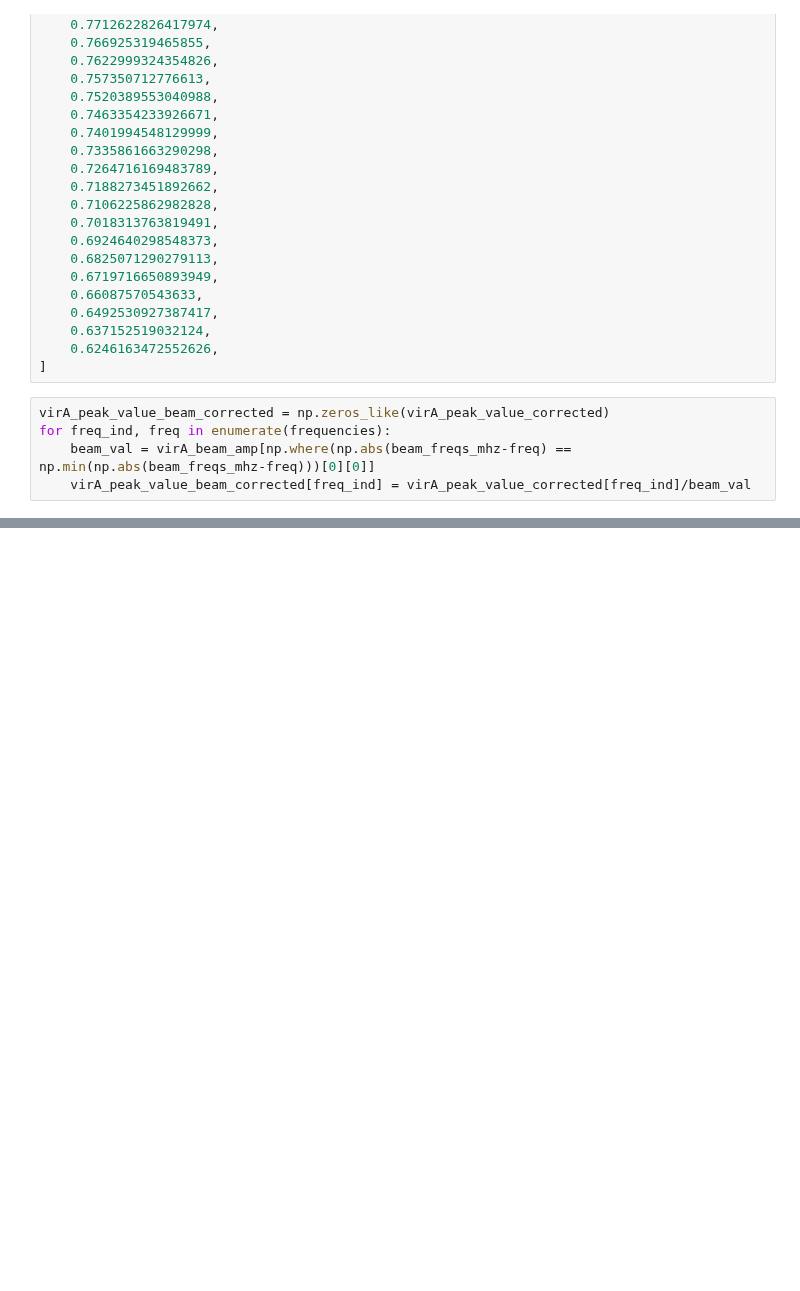
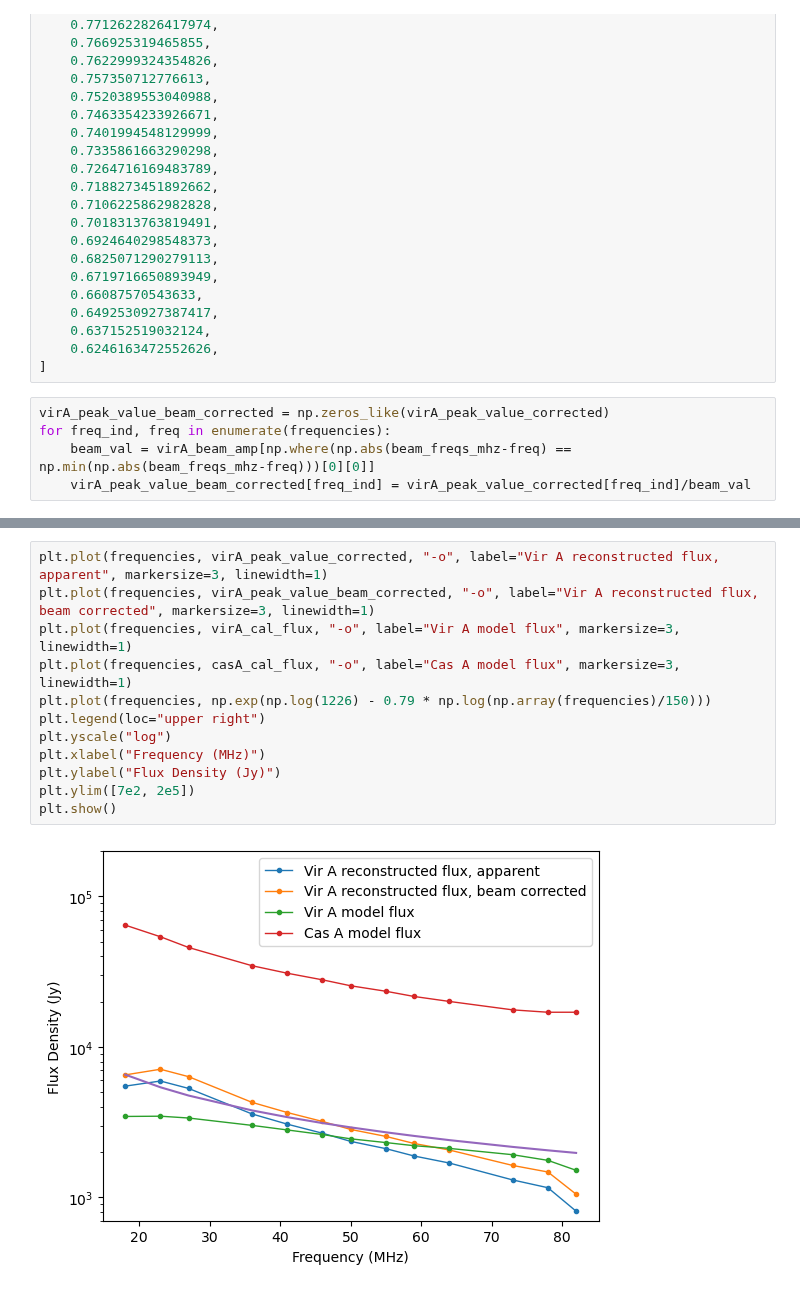
Before and after one commit to rlbyrne/rlb_LWA, a Jupyter notebook: notebooks/virA_flux_scale_testing.ipynb, the cells around one changed output, grey strips where cells are left out. Cells and saved outputs as stored; diff of their text form; blank space fills up the shorter version.

```diff
--- a/notebooks/virA_flux_scale_testing.ipynb
+++ b/notebooks/virA_flux_scale_testing.ipynb
@@ -287,0 +304,14 @@ plt.show()
+# %%
+plt.plot(frequencies, virA_peak_value_corrected, "-o", label="Vir A reconstructed flux, apparent", markersize=3, linewidth=1)
+plt.plot(frequencies, virA_peak_value_beam_corrected, "-o", label="Vir A reconstructed flux, beam corrected", markersize=3, linewidth=1)
+plt.plot(frequencies, virA_cal_flux, "-o", label="Vir A model flux", markersize=3, linewidth=1)
+plt.plot(frequencies, casA_cal_flux, "-o", label="Cas A model flux", markersize=3, linewidth=1)
+plt.plot(frequencies, np.exp(np.log(1226) - 0.79 * np.log(np.array(frequencies)/150)))
+plt.legend(loc="upper right")
+plt.yscale("log")
+plt.xlabel("Frequency (MHz)")
+plt.ylabel("Flux Density (Jy)")
+plt.ylim([7e2, 2e5])
+plt.show()
+# %% [output]
+[figure, added]
```
Also changed, not shown: parts of 2 cells of this notebook, 9 other files.
